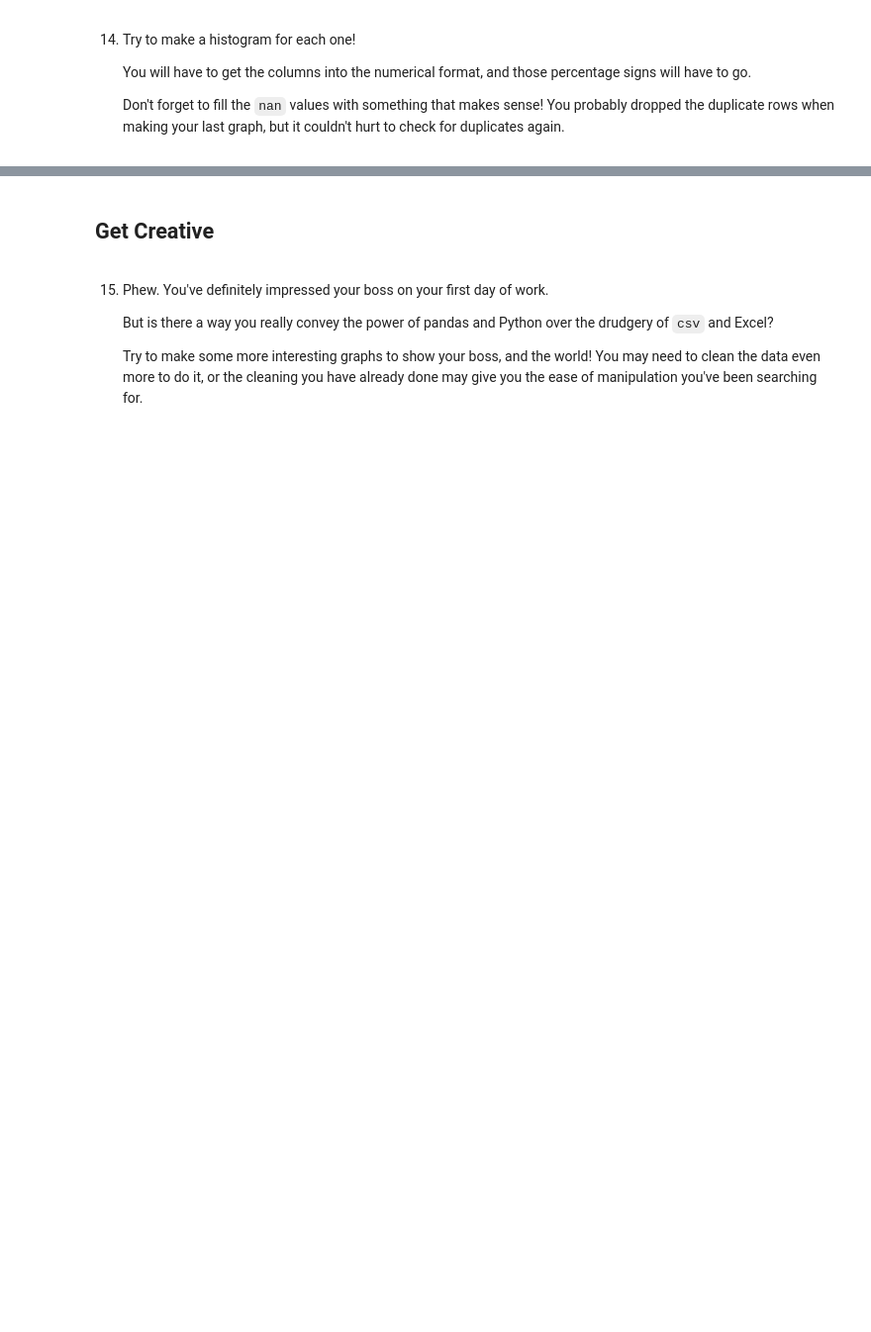
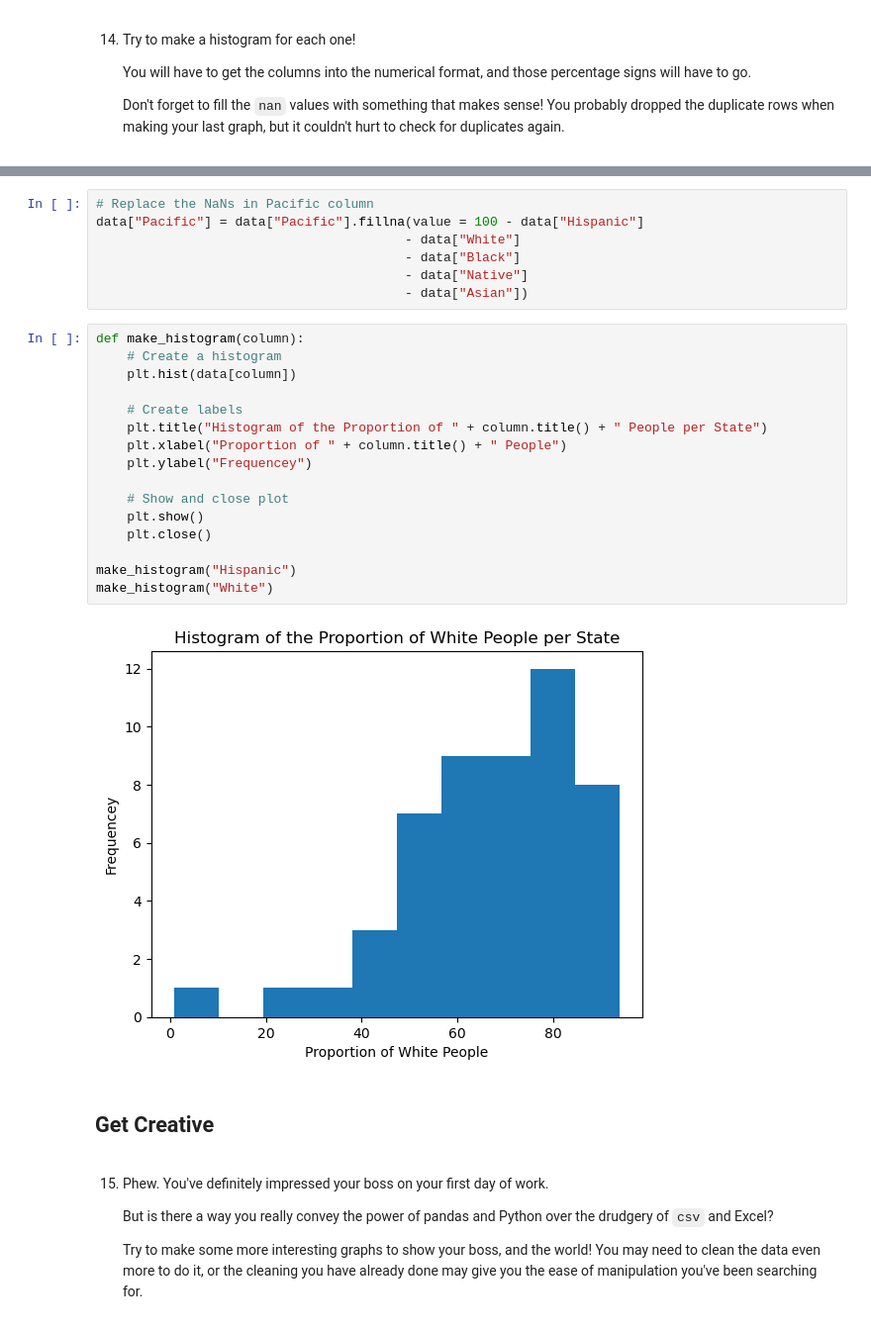
Before and after one commit to TheJJSerg-Organization/cleaning-us-census-data, a Jupyter notebook: Cleaning US Census Data/Cleaning US Census Data.ipynb, the cells around one changed output, grey strips where cells are left out. Shown: that part at 99% size. Cells and saved outputs as stored; diff of their text form; blank space fills up the shorter version.

```diff
--- a/Cleaning US Census Data/Cleaning US Census Data.ipynb
+++ b/Cleaning US Census Data/Cleaning US Census Data.ipynb
@@ -221,3 +254,28 @@ data = data.drop_duplicates(subset = data.columns[1:])
+# %%
+# Replace the NaNs in Pacific column
+data["Pacific"] = data["Pacific"].fillna(value = 100 - data["Hispanic"]
+                                        - data["White"]
+                                        - data["Black"]
+                                        - data["Native"]
+                                        - data["Asian"])
+# %%
+def make_histogram(column):
+    # Create a histogram
+    plt.hist(data[column])
+
+    # Create labels
+    plt.title("Histogram of the Proportion of " + column.title() + " People per State")
+    plt.xlabel("Proportion of " + column.title() + " People")
+    plt.ylabel("Frequencey")
+
+    # Show and close plot
+    plt.show()
+    plt.close()
+
+make_histogram("Hispanic")
+make_histogram("White")
+# %% [output]
+[figure, added]
 # %% [markdown]
 ## Get Creative
 # %% [markdown]
```
Also changed, not shown: parts of 3 cells of this notebook.
